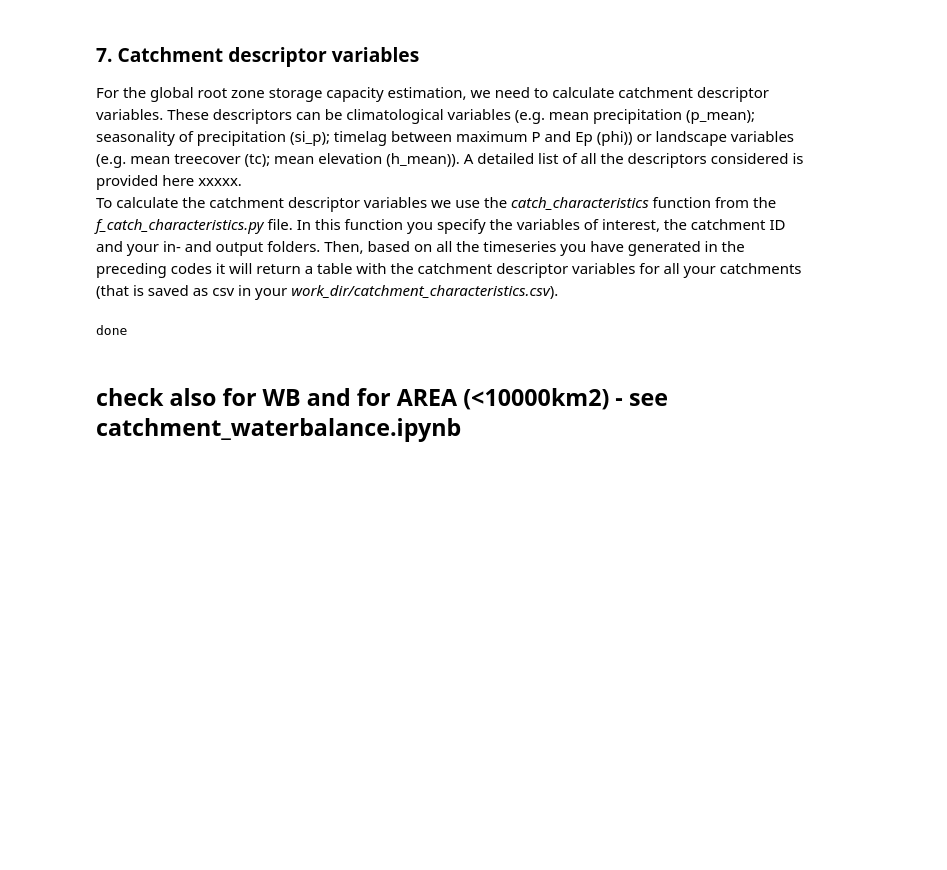
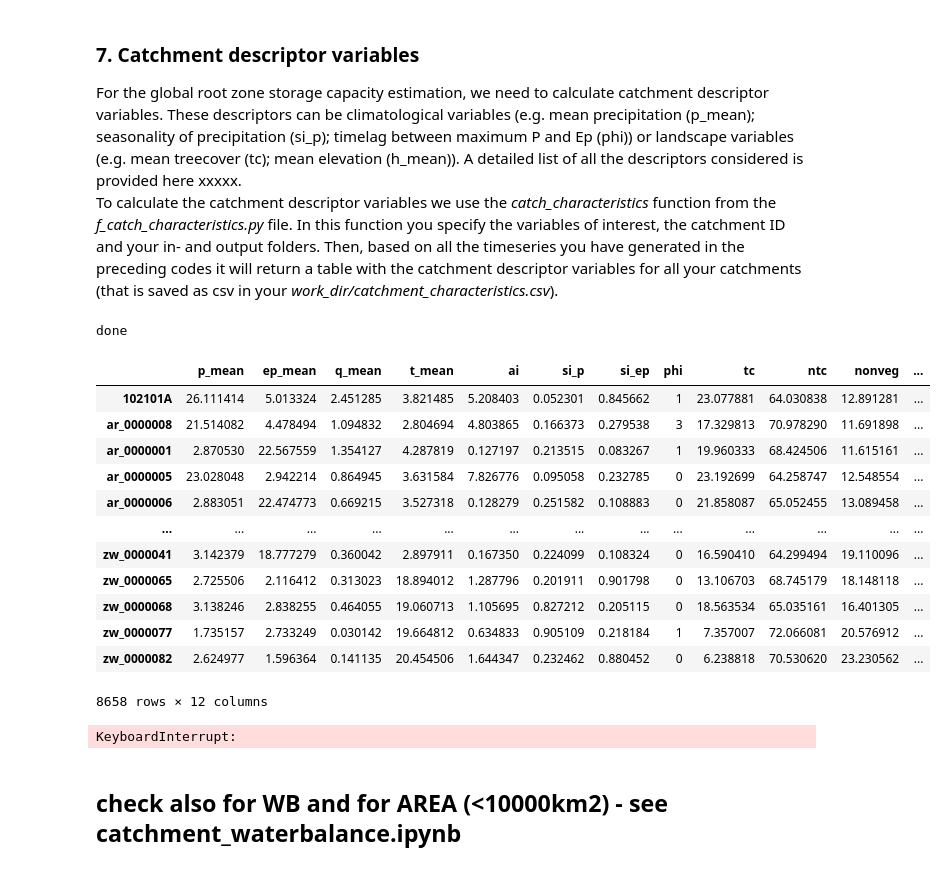
Before and after one commit to fvanoorschot/global_sr_module, a Jupyter notebook: run_script_main.ipynb, the cells around one changed output. Cells and saved outputs as stored; diff of their text form; code cells hidden in the pictures; blank space fills up the shorter version.

```diff
--- a/run_script_main.ipynb
+++ b/run_script_main.ipynb
@@ -290,3 +286,42 @@ run_function_parallel_catch_characteristics(var_list,catch_list,fol_in_list,fol_
 print('done')
 # %% [output]
 done
+# %%
+#combine all files in one dataframe
+# list al shapefiles
+files = glob.glob(f"{work_dir}/output/catchment_characteristics/*")
+li=[] #empty list
+for filename in files:
+    df = pd.read_csv(filename, index_col=0) #read file as dataframe
+    li.append(df) #append file to list
+f = pd.concat(li, axis=0) #concatenate lists
+f.to_csv(f'{out_dir}/catchment_characteristics.csv')
+# %%
+f
+# %% [output]
+|  | p_mean | ep_mean | q_mean | t_mean | ai | si_p | si_ep | phi | tc | ntc | nonveg | ... |
+| 102101A | 26.111414 | 5.013324 | 2.451285 | 3.821485 | 5.208403 | 0.052301 | 0.845662 | 1 | 23.077881 | 64.030838 | 12.891281 | ... |
+| ar_0000008 | 21.514082 | 4.478494 | 1.094832 | 2.804694 | 4.803865 | 0.166373 | 0.279538 | 3 | 17.329813 | 70.978290 | 11.691898 | ... |
+| ar_0000001 | 2.870530 | 22.567559 | 1.354127 | 4.287819 | 0.127197 | 0.213515 | 0.083267 | 1 | 19.960333 | 68.424506 | 11.615161 | ... |
+| ar_0000005 | 23.028048 | 2.942214 | 0.864945 | 3.631584 | 7.826776 | 0.095058 | 0.232785 | 0 | 23.192699 | 64.258747 | 12.548554 | ... |
+| ar_0000006 | 2.883051 | 22.474773 | 0.669215 | 3.527318 | 0.128279 | 0.251582 | 0.108883 | 0 | 21.858087 | 65.052455 | 13.089458 | ... |
+| ... | ... | ... | ... | ... | ... | ... | ... | ... | ... | ... | ... | ... |
+| zw_0000041 | 3.142379 | 18.777279 | 0.360042 | 2.897911 | 0.167350 | 0.224099 | 0.108324 | 0 | 16.590410 | 64.299494 | 19.110096 | ... |
+| zw_0000065 | 2.725506 | 2.116412 | 0.313023 | 18.894012 | 1.287796 | 0.201911 | 0.901798 | 0 | 13.106703 | 68.745179 | 18.148118 | ... |
+| zw_0000068 | 3.138246 | 2.838255 | 0.464055 | 19.060713 | 1.105695 | 0.827212 | 0.205115 | 0 | 18.563534 | 65.035161 | 16.401305 | ... |
+| zw_0000077 | 1.735157 | 2.733249 | 0.030142 | 19.664812 | 0.634833 | 0.905109 | 0.218184 | 1 | 7.357007 | 72.066081 | 20.576912 | ... |
+| zw_0000082 | 2.624977 | 1.596364 | 0.141135 | 20.454506 | 1.644347 | 0.232462 | 0.880452 | 0 | 6.238818 | 70.530620 | 23.230562 | ... |
+8658 rows × 12 columns
+# %%
+shapefiles = glob.glob(f"{work_dir}/output/selected_shapes/*shp")[:]
+li=[] #empty list
+for filename in shapefiles:
+    df = gpd.read_file(filename, index_col=None, header=0) #read shapefile as geopandas dataframe
+    li.append(df) #append shapefile to list
+f = pd.concat(li, axis=0) #concatenate lists
+f = f.rename(columns={'FILENAME':'catch_id'})
+f.index = f['catch_id']
+f = f.drop(columns={'catch_id','Id'})
+f.to_file(f'{out_dir}/geo_catchments.shp') #store geopandas dataframe as .shp
+# %% [output]
+KeyboardInterrupt:
```
Also changed, not shown: parts of 3 cells of this notebook, 3 other files.
